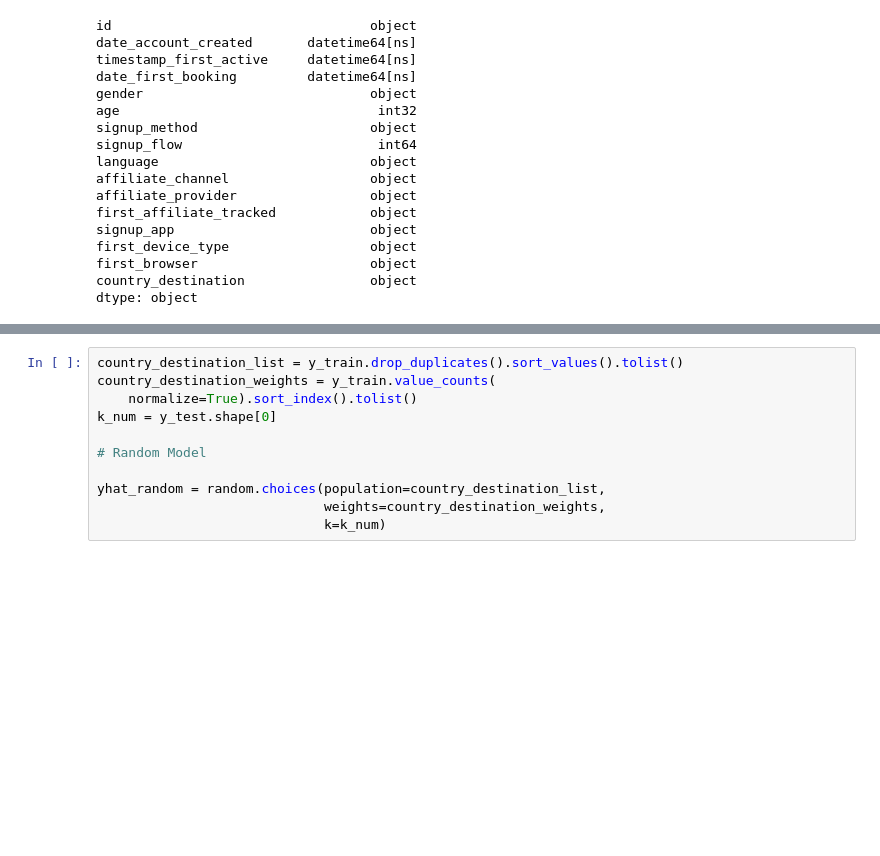
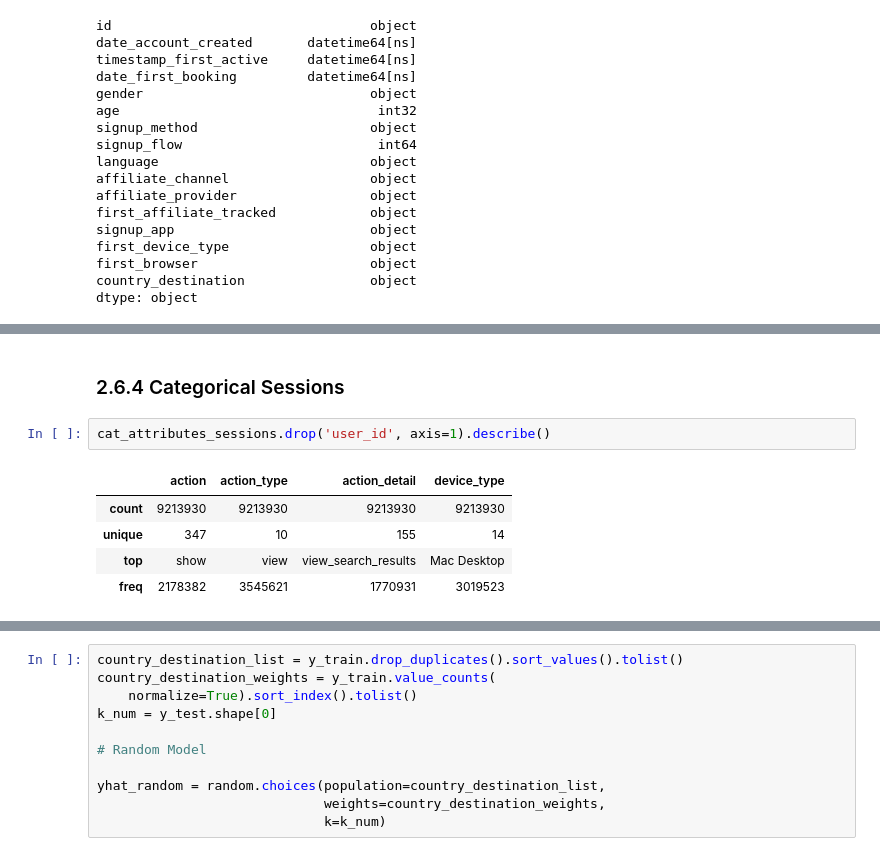
Before and after one commit to FabioCaffarello/airbnb-first-booking, a Jupyter notebook: 02-Notebooks/cycle01_airbnb_first_booking.ipynb, the cells around one changed output, grey strips where cells are left out. Drawn from its saved outputs; the diff is of its cells as text; blank space fills up the shorter version.

```diff
--- a/02-Notebooks/cycle01_airbnb_first_booking.ipynb
+++ b/02-Notebooks/cycle01_airbnb_first_booking.ipynb
@@ -335,0 +386,10 @@ X_train, X_test, y_train, y_test = train_test_split(
+# %% [markdown]
+### 2.6.4 Categorical Sessions
+# %%
+cat_attributes_sessions.drop('user_id', axis=1).describe()
+# %% [output]
+|  | action | action_type | action_detail | device_type |
+| count | 9213930 | 9213930 | 9213930 | 9213930 |
+| unique | 347 | 10 | 155 | 14 |
+| top | show | view | view_search_results | Mac Desktop |
+| freq | 2178382 | 3545621 | 1770931 | 3019523 |
```
Also changed, not shown: parts of 83 cells of this notebook.
